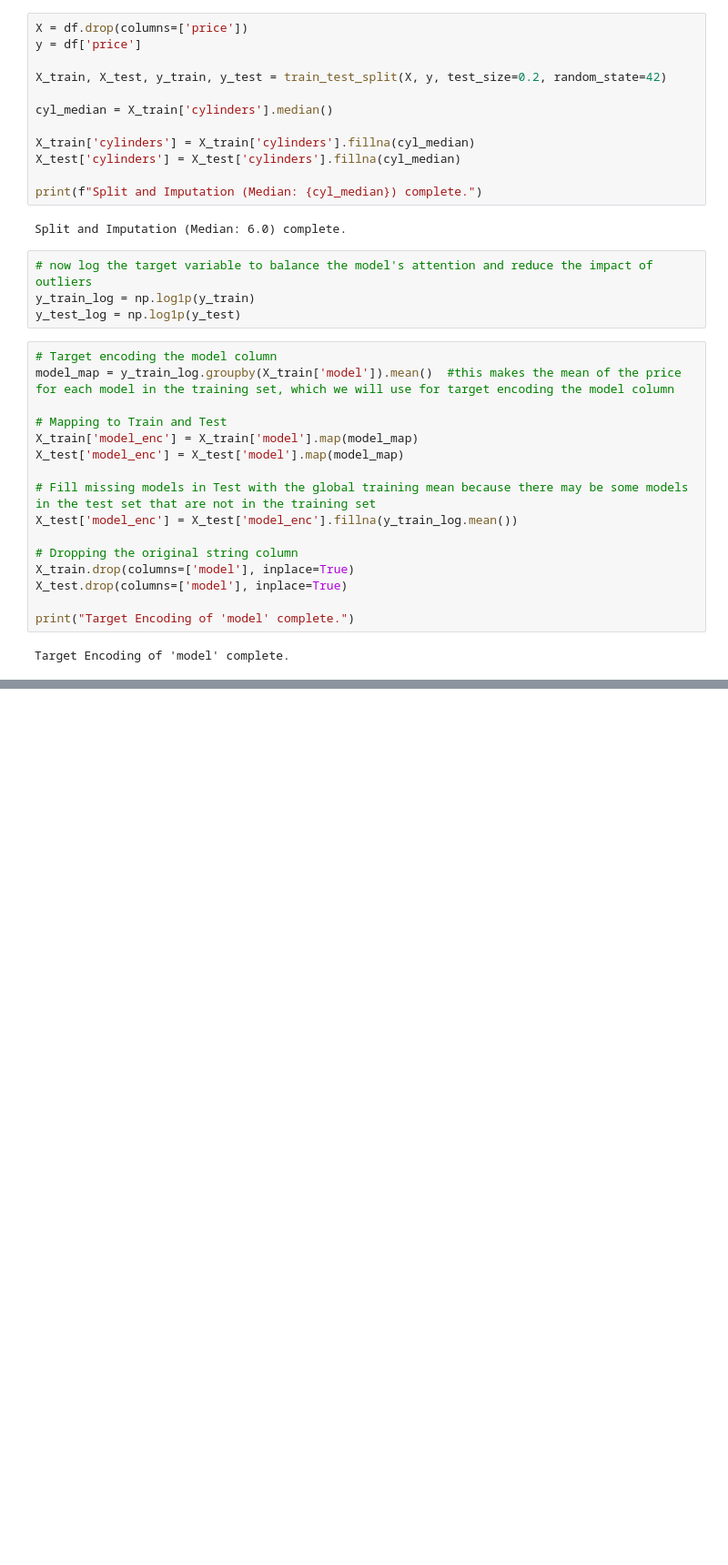
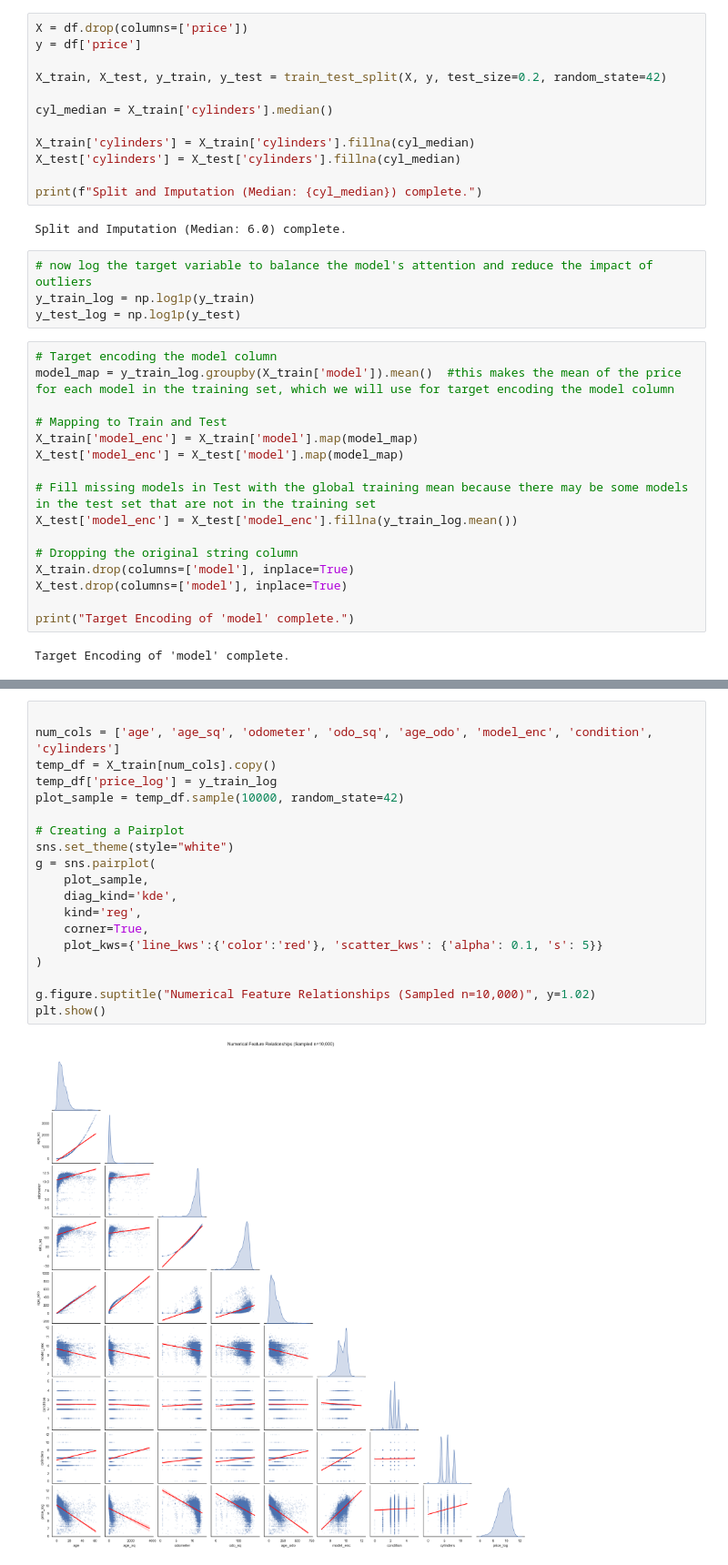
Before and after one commit to Claudy444/ML-Regression-Used-Cars, a Jupyter notebook: Notebooks/main.ipynb, the cells around one changed output, grey strips where cells are left out. Shown at 91% size. Cells and saved outputs as stored; diff of their text form; blank space fills up the shorter version.

Commit message:
added poly features to age and odometer. checked correlation heatmap

```diff
--- a/Notebooks/main.ipynb
+++ b/Notebooks/main.ipynb
@@ -934,0 +945,21 @@ Target Encoding of 'model' complete.
+# %%
+
+num_cols = ['age', 'age_sq', 'odometer', 'odo_sq', 'age_odo', 'model_enc', 'condition', 'cylinders']
+temp_df = X_train[num_cols].copy()
+temp_df['price_log'] = y_train_log
+plot_sample = temp_df.sample(10000, random_state=42)
+
+# Creating a Pairplot
+sns.set_theme(style="white")
+g = sns.pairplot(
+    plot_sample,
+    diag_kind='kde',
+    kind='reg',
+    corner=True,
+    plot_kws={'line_kws':{'color':'red'}, 'scatter_kws': {'alpha': 0.1, 's': 5}}
+)
+
+g.figure.suptitle("Numerical Feature Relationships (Sampled n=10,000)", y=1.02)
+plt.show()
+# %% [output]
+[figure, added]
```
Also changed, not shown: parts of 4 cells of this notebook.
